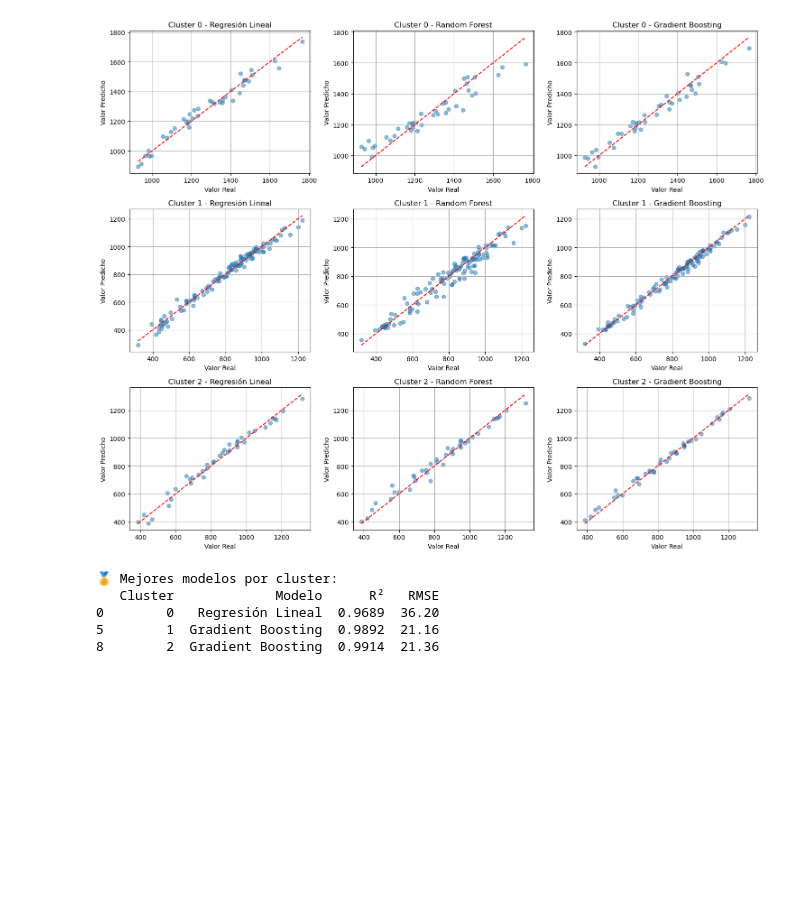
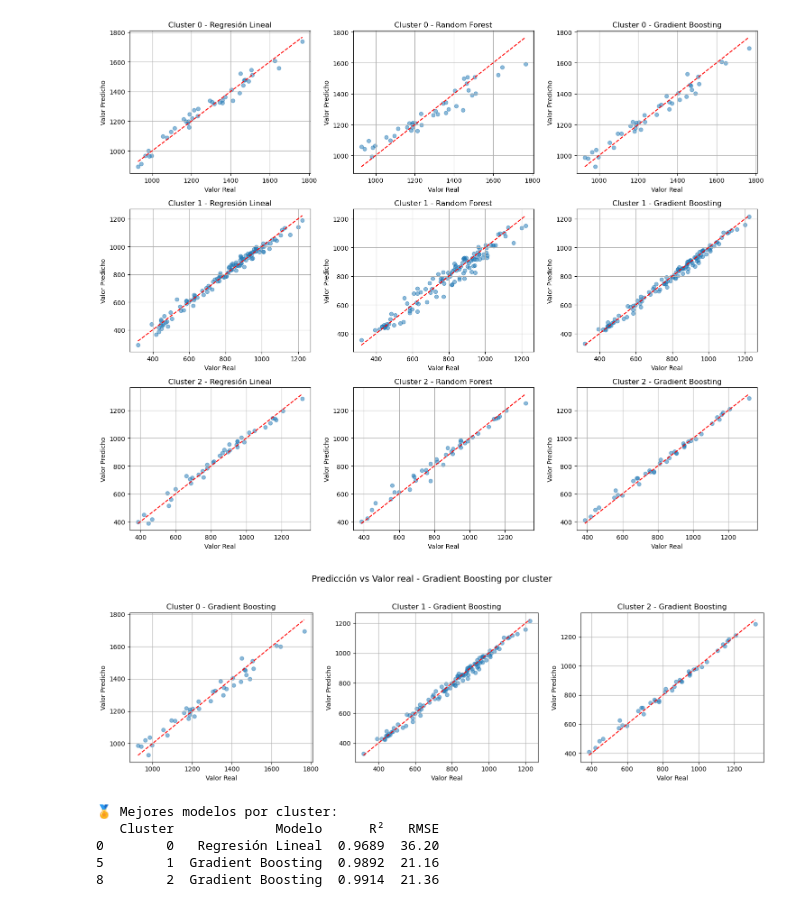
Before and after one commit to carlyg7/TFG, a Jupyter notebook: prediccion_escenario_A.ipynb, the cells around one changed output. Saved outputs shown, nothing was run; the diff lists cells and outputs as text; code cells hidden in the pictures; blank space fills up the shorter version.

```diff
--- a/prediccion_escenario_A.ipynb
+++ b/prediccion_escenario_A.ipynb
@@ -150,6 +150,39 @@ plt.tight_layout()
 plt.show()
 # %% [output]
 [figure]
+# %%
+import matplotlib.pyplot as plt
+
+# Lista de clusters ordenados
+clusters_ordenados = sorted(resultados.keys())
+n_clusters = len(clusters_ordenados)
+
+# Crear figura con una sola fila y una columna por cluster
+fig, axes = plt.subplots(1, n_clusters, figsize=(n_clusters * 5, 5))
+
+# Asegurar que 'axes' sea iterable aunque haya solo un cluster
+if n_clusters == 1:
+    axes = [axes]
+
+# Iterar por cada cluster y generar solo la gráfica de Gradient Boosting
+for i, cl in enumerate(clusters_ordenados):
+    ax = axes[i]
+    y_test = resultados[cl]["Gradient Boosting"]['y_test']
+    y_pred = resultados[cl]["Gradient Boosting"]['y_pred']
+
+    ax.scatter(y_test, y_pred, alpha=0.5)
+    ax.plot([y_test.min(), y_test.max()], [y_test.min(), y_test.max()],
+            color='red', linestyle='--')
+    ax.set_title(f'Cluster {cl} - Gradient Boosting')
+    ax.set_xlabel("Valor Real")
+    ax.set_ylabel("Valor Predicho")
+    ax.grid(True)
+
+plt.suptitle("Predicción vs Valor real - Gradient Boosting por cluster", fontsize=14)
+plt.tight_layout(rect=[0, 0.03, 1, 0.95])
+plt.show()
+# %% [output]
+[figure, added]
 # %%
 # Construir tabla resumen
 resumen = []
```
Also changed, not shown: 14 other files.
